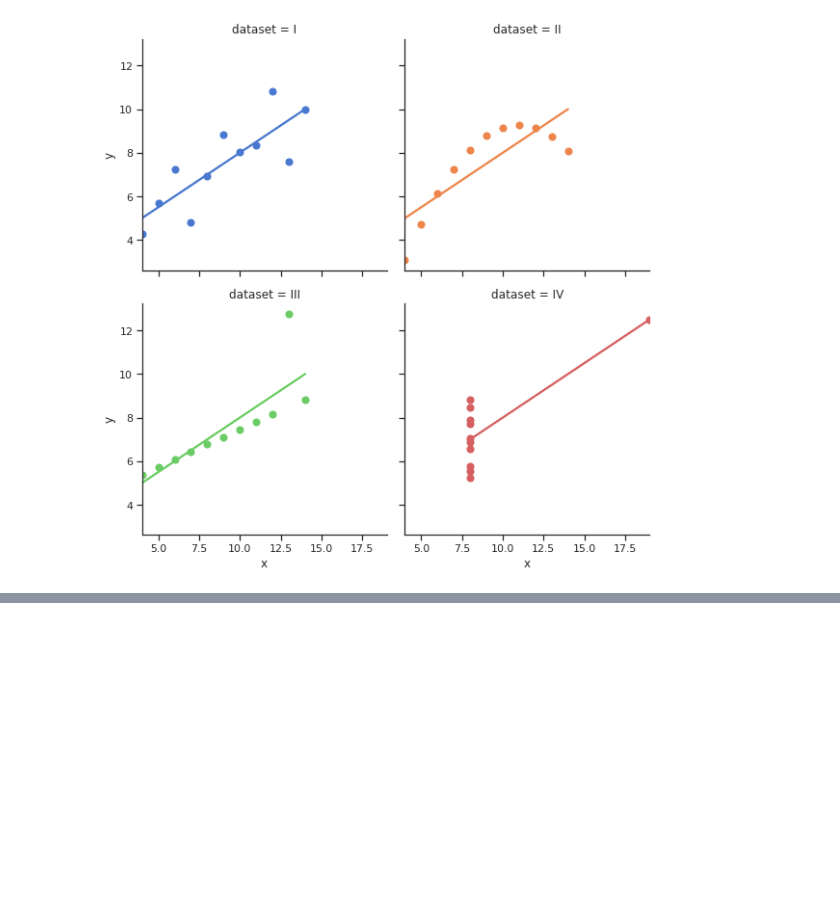
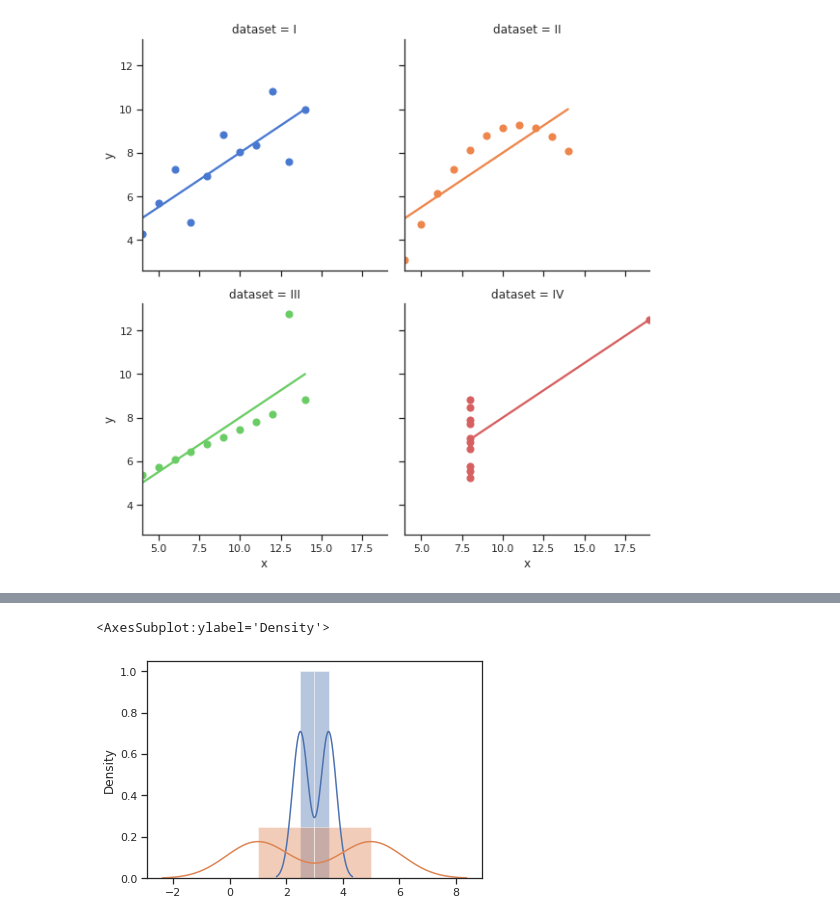
Before and after one commit to Henriquemcc/Aprendendo_Data_Science, a Jupyter notebook: Introdução à Data Science.ipynb, the cells around one changed output, grey strips where cells are left out. Drawn from its saved outputs; the diff is of its cells as text; code cells hidden in the pictures; blank space fills up the shorter version.

```diff
--- a/Introdução à Data Science.ipynb
+++ b/Introdução à Data Science.ipynb
@@ -687,0 +814,6 @@ seaborn.lmplot(x="x", y="y", col="dataset", hue="dataset", data=df, col_wrap=2,
+# %%
+seaborn.distplot(nota_filme1)
+seaborn.distplot(nota_filme2)
+# %% [output]
+<AxesSubplot:ylabel='Density'>
+[figure, added]
```
Also changed, not shown: parts of 31 cells of this notebook.
